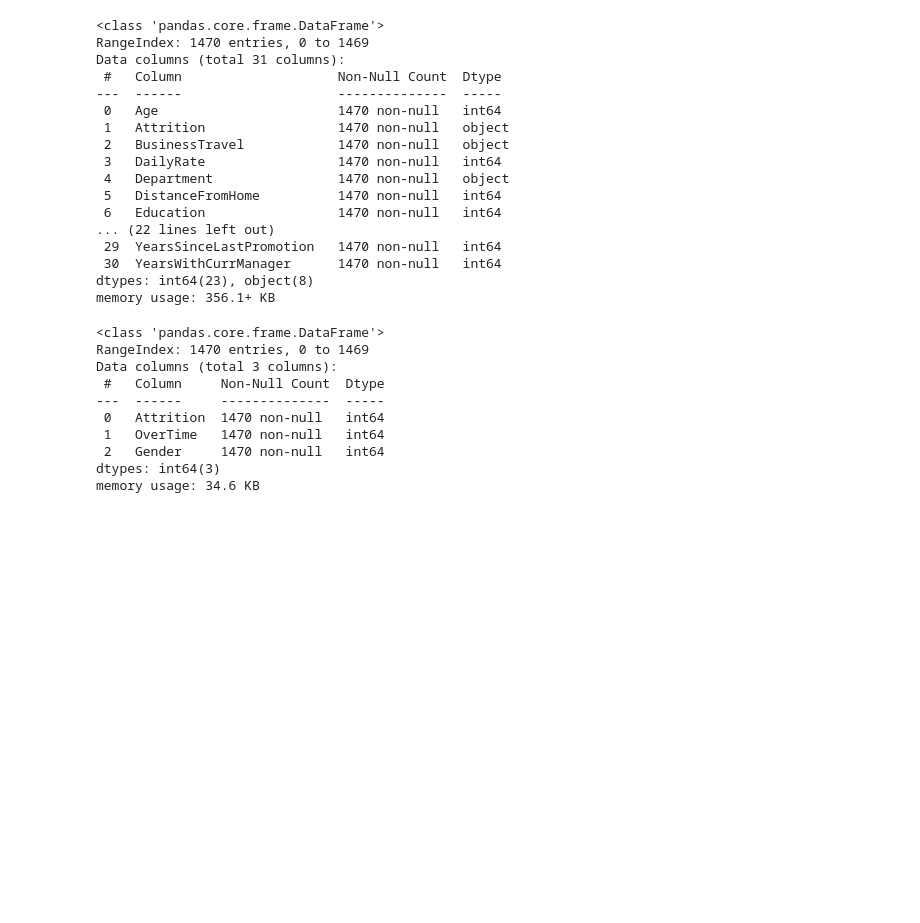
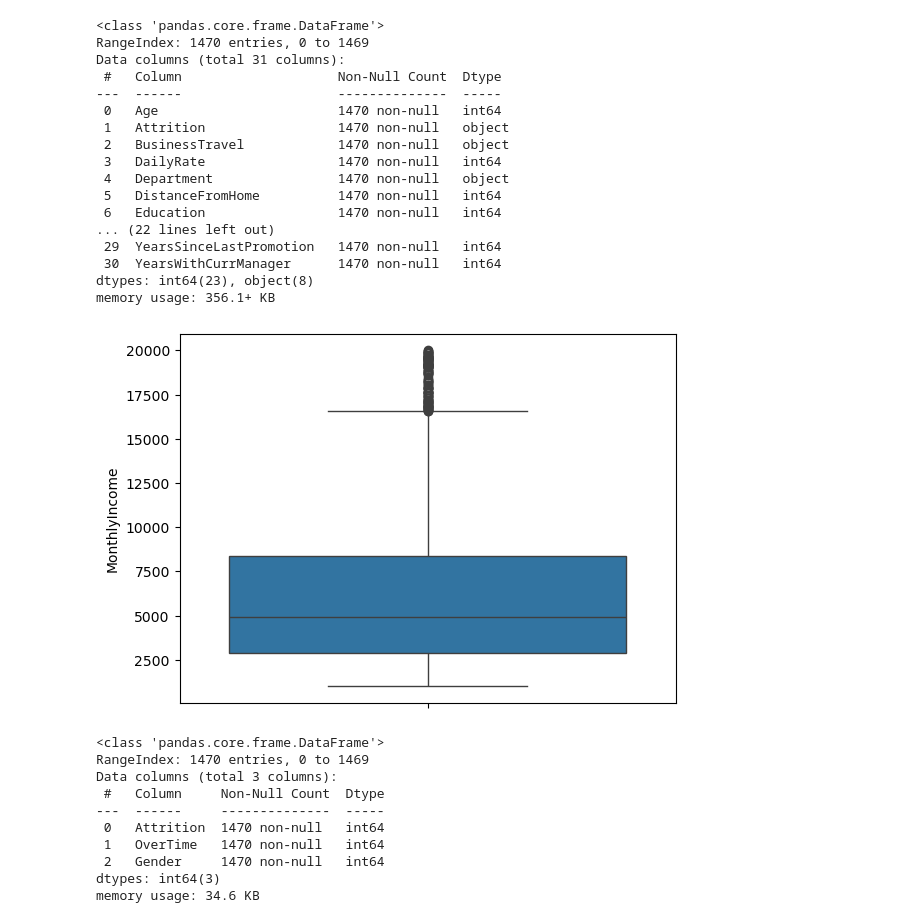
Before and after one commit to Gervig/Business-Intelligence, a Jupyter notebook: MP3/MP3 - Casper.ipynb, the cells around one changed output. Drawn from its saved outputs; the diff is of its cells as text; code cells hidden in the pictures; blank space fills up the shorter version.

```diff
--- a/MP3/MP3 - Casper.ipynb
+++ b/MP3/MP3 - Casper.ipynb
@@ -158,6 +158,12 @@ Data columns (total 31 columns):
  30  YearsWithCurrManager      1470 non-null   int64
 dtypes: int64(23), object(8)
 memory usage: 356.1+ KB
+# %%
+# Boxplot for monthly income
+sns.boxplot(y='MonthlyIncome', data=data1)
+plt.show()
+# %% [output]
+[figure, added]
 # %%
 # Label encoding for binary data
 binary_mapping = {'Yes': 1, 'No': 0, 'Y': 1, 'N': 0}
```
Also changed, not shown: parts of 36 cells of this notebook.
